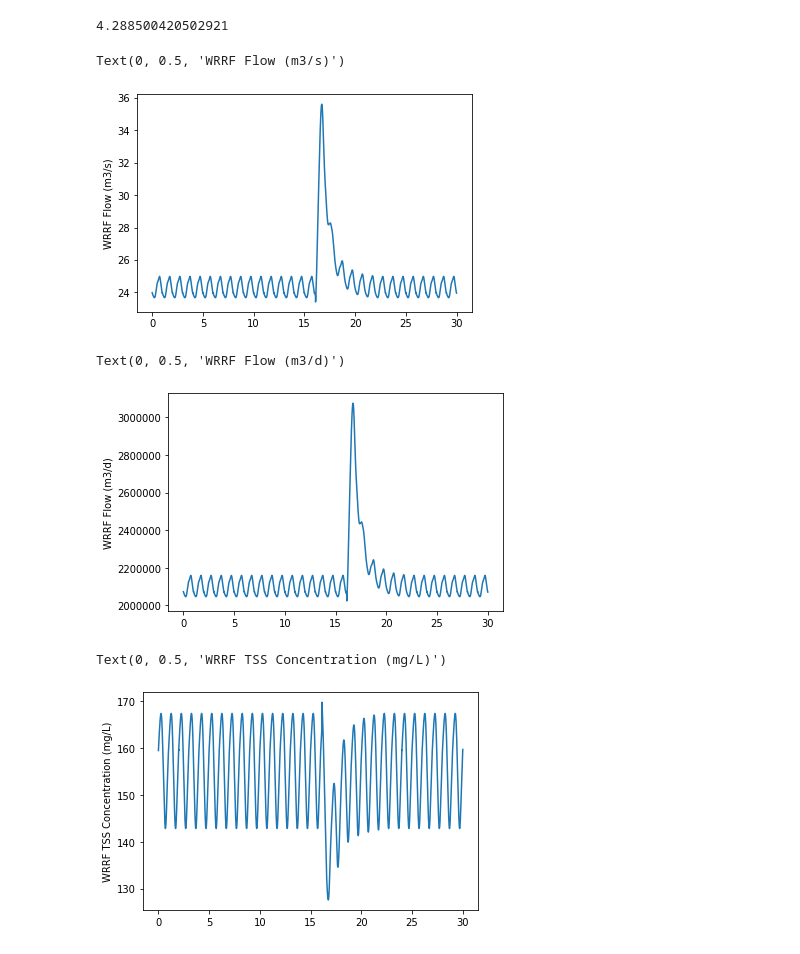
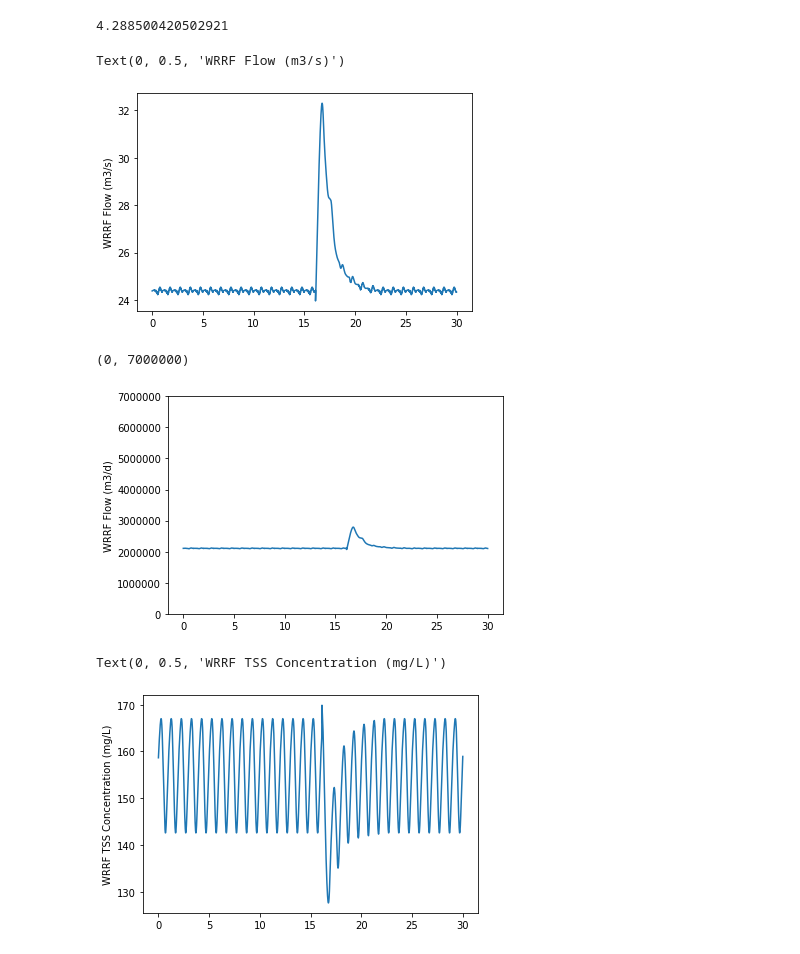
Before and after one commit to stroutm/sewerWRRF, a Jupyter notebook: SumoPythonPractice/Scaleinflow_sewerWRRF.ipynb, the cells around one changed output. Saved outputs shown, nothing was run; the diff lists cells and outputs as text; code cells hidden in the pictures.

```diff
--- a/SumoPythonPractice/Scaleinflow_sewerWRRF.ipynb
+++ b/SumoPythonPractice/Scaleinflow_sewerWRRF.ipynb
@@ -8,11 +8,11 @@ import matplotlib.pyplot as plt
 # Set as 1 if using results from control, flow/TSS load simulation
 # Set as 2 if using results from control, flow simulation
 # Set as 3 if using results from control, TSS load simulation
-save = 3
+save = 1
 
 stormNo = '1'
 
-controlNo = '05'
+controlNo = '01'
 
 # Load storm event data (LBC results, for sewer subsection only)
 # WRRF flow is in units of cubic feet/sec
@@ -24,7 +24,7 @@ if save == 0:
     storm = cp.deepcopy(storm_nocontrol)
     file_c = 'nc'
 elif save == 1:
-    storm_control = np.load('../data/storm'+stormNo+'_control_both.npy', allow_pickle=True)
+    storm_control = np.load('../data/storm'+stormNo+'_control_both_'+controlNo+'.npy', allow_pickle=True)
     storm = cp.deepcopy(storm_control)
     file_c = 'c_both'
 elif save == 2:
@@ -209,23 +212,24 @@ plt.plot(time_storm,scale_ratio*sewer_flow)
 plt.ylabel('WRRF Flow (m3/s)')
 # %% [output]
 Text(0, 0.5, 'WRRF Flow (m3/s)')
-[figure, old version]
+[figure, new version]
 # %%
 # Need flow for GLWA WRRF influent in units of m3/d (converted from m3/s)
 WRRF_flow = scale_ratio*sewer_flow * 86400
 
 plt.plot(time_storm,WRRF_flow)
 plt.ylabel('WRRF Flow (m3/d)')
+plt.ylim((0,7000000))
 # %% [output]
-Text(0, 0.5, 'WRRF Flow (m3/d)')
+(0, 7000000)
-[figure, old version]
+[figure, new version]
 # %%
 # TSS concentration for GLWA WRRF influent (same as that for sewer subsection since concentration)
 plt.plot(time_storm,WRRF_TSSConc)
 plt.ylabel('WRRF TSS Concentration (mg/L)')
 # %% [output]
 Text(0, 0.5, 'WRRF TSS Concentration (mg/L)')
-[figure, old version]
+[figure, new version]
 # %%
 # Using GLWA WRRF model, steady-state ...
 # flow is 2,100,000 m3/d,
```
Also changed, not shown: parts of 7 cells of this notebook, 4 other files.
